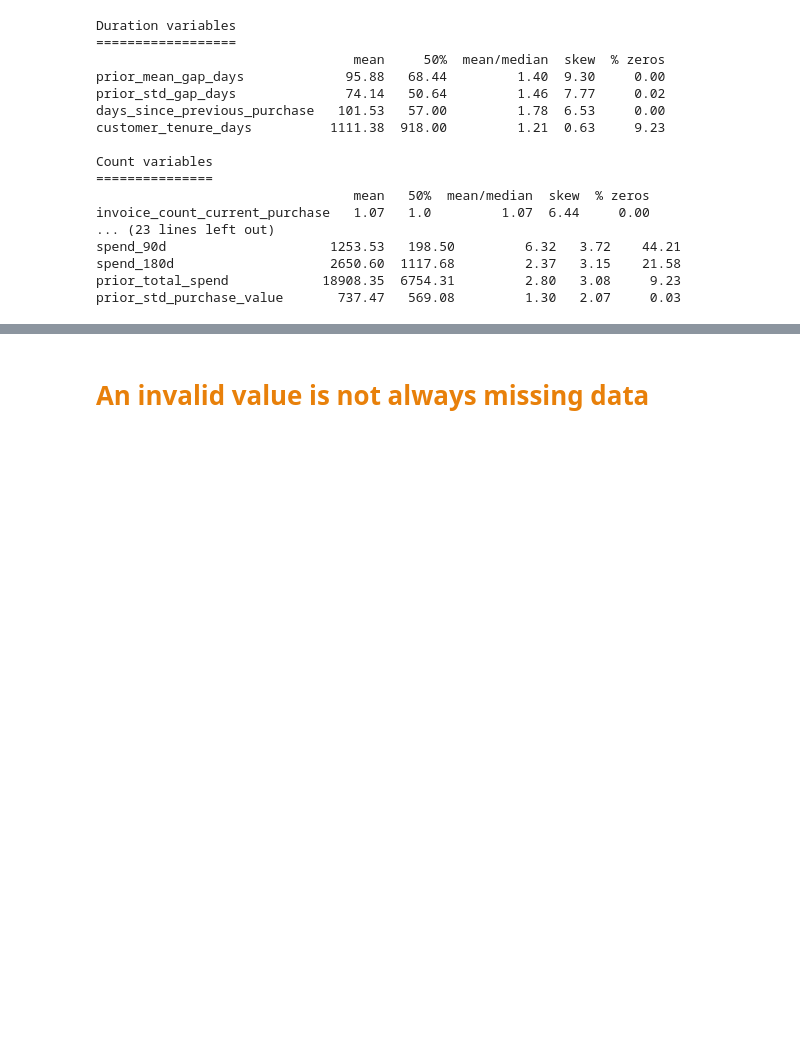
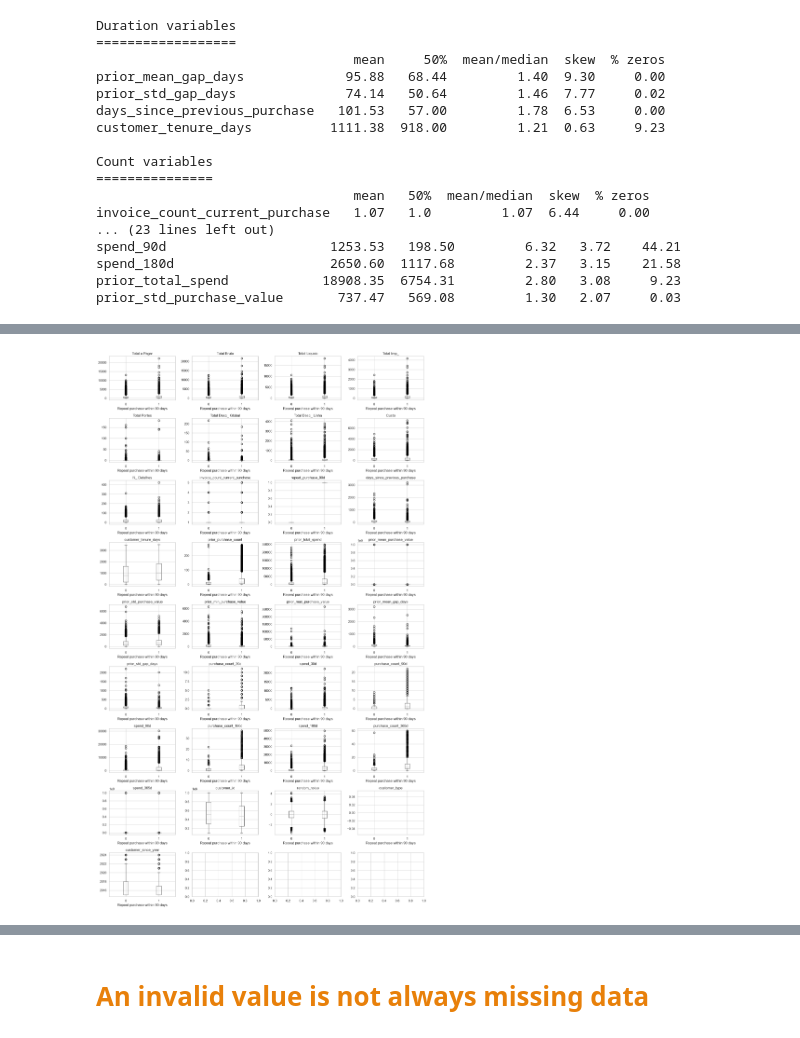
Before and after one commit to MiguelSantos00/Predicting-Repeat-Purchases-ML, a Jupyter notebook: notebooks/Homework_Group06_Exploration.ipynb, the cells around one changed output, grey strips where cells are left out. Drawn from its saved outputs; the diff is of its cells as text; code cells hidden in the pictures; blank space fills up the shorter version.

```diff
--- a/notebooks/Homework_Group06_Exploration.ipynb
+++ b/notebooks/Homework_Group06_Exploration.ipynb
@@ -98,0 +118,5 @@ applies different rules to each group.
+# %%
+string_features = raw.select_dtypes(include=['str']).columns
+for col in string_features:
+    print(f"\n{col}:")
+    print(raw[col].unique())
@@ -429,0 +667,26 @@ for column in columns_to_plot:
+# %%
+n_cols = 4
+n_rows = (len(columns_to_plot) + n_cols - 1) // n_cols
+
+fig, axes = plt.subplots(
+    n_rows, n_cols,
+    figsize=(16, n_rows * 3)
+)
+
+axes = axes.flatten()
+
+for i, col in enumerate(columns_to_plot):
+    raw.boxplot(
+        column=col,
+        by="repeat_purchase_90d",
+        ax=axes[i]
+    )
+    axes[i].set_title(col)
+    axes[i].set_xlabel("Repeat purchase within 90 days")
+    axes[i].set_ylabel("")
+
+plt.suptitle("")
+plt.tight_layout()
+plt.show()
+# %% [output]
+[figure, added]
```
Also changed, not shown: parts of 68 cells of this notebook.
